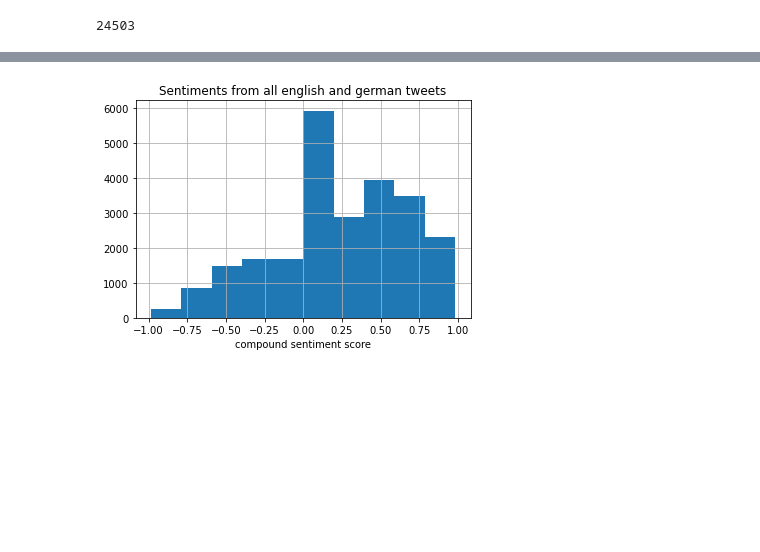
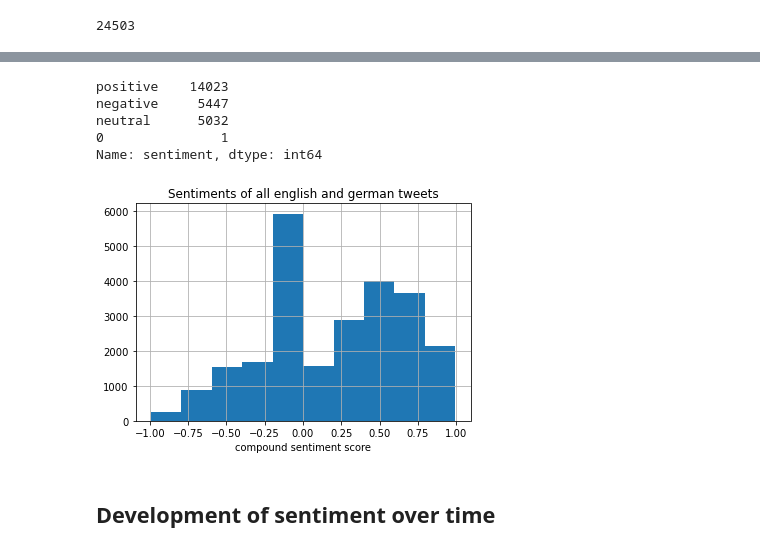
Before and after one commit to ahmadouw/IchBinHanna-Analysis, a Jupyter notebook: Sentiment_analysis_VADER.ipynb, the cells around one changed output, grey strips where cells are left out. Drawn from its saved outputs; the diff is of its cells as text; code cells hidden in the pictures; blank space fills up the shorter version.

Commit message:
VADER analysis

```diff
--- a/Sentiment_analysis_VADER.ipynb
+++ b/Sentiment_analysis_VADER.ipynb
@@ -11,15 +16,26 @@ warnings.filterwarnings('ignore')
 # %%
 df = pd.read_csv ('IchBinHanna.csv')
 # %%
-#prepare data, drop retweets and split it into german and english tweets
-def rem_url(tweet):
-     return " ".join(re.sub("([^0-9A-Za-zßäöü \t])|(\w+:\/\/\S+)", " ", tweet).split())
+#prepare data (drop @mentions and URLS, but keep punctuation, as VADER uses it, also keep hashtags) , drop retweets and split it into german and english tweets
 #only keep tweets from 01/06/2021 - 30/09/2021
 df['new_date'] = pd.to_datetime(df['created_at']).dt.strftime('%Y-%m-%d %H:%M:%S')
 df = df.loc[(df['new_date'] > '2021-06-01 00:00:00') & (df['new_date'] <= '2021-09-30 23:59:59')]
 df = df.loc[df['reference_type'] != 'retweeted']
 df['text'] = df['text'].astype(str)
-df['text'] = df['text'].apply(rem_url)
+#remove linebreaks
+df['text'] = df['text'].replace(r'\\n',  ' ', regex=True)
+#remove URLs and mentions (source of regex etc.:https://github.com/mengjie514/Twitter-Sentiment-Analysis-with-Python---Part-IV/blob/master/Project%20Part%204.2%20Sentiment%20Analysis%20with%20Amazon%20datasets.ipynb)
+pat1 = r'@[\w_]+'
+pat2 = r'http[s]?://(?:[a-z]|[0-9]|[$-_@.&amp;+]|[!*\(\),]|(?:%[0-9a-f][0-9a-f]))+'
+pat3 = r'www.[^ ]+'
+combined_pat = r'|'.join((pat1, pat2, pat3))
+split_pattern = re.compile(r'\b('  + r')\b')
+def tweet_cleaner(demo):
+    soup = BeautifulSoup(demo, 'lxml') # HTML
+    souped = soup.get_text()
+    stripped = re.sub(combined_pat, '', souped)
+    return stripped
+df['text'] = [tweet_cleaner(t) for t in df['text']]
 df_ger = df.loc[df['lang'] == "de"]
 df_en = df.loc[df['lang'] == "en"]
 # %%
@@ -71,8 +75,22 @@ Name: sentiment, dtype: int64
+# %%
+#VADERs documentation suggests that scores below -0.05 imply a negative, between -0.05 and 0.05 a neutral and above a positive sentiment
+conditions = [(df_sentiment['compound'] <= -0.05), (df_sentiment['compound'] > -0.05) & (df_sentiment['compound'] < 0.05),(df_sentiment['compound'] > 0.05)]
+values = ['negative', 'neutral', 'positive']
+df_sentiment['sentiment'] = np.select(conditions, values)
+df_sentiment['sentiment'].value_counts()
+# %% [output]
+positive    14023
+negative     5447
+neutral      5032
+0               1
+Name: sentiment, dtype: int64
 # %%
 #distribution of overall sentiment scores
 df_sentiment['compound'].hist()
-plt.title('Sentiments from all english and german tweets')
+plt.title('Sentiments of all english and german tweets')
 plt.xlabel('compound sentiment score')
 plt.show()
 # %% [output]
-[figure, old version]
+[figure, new version]
+# %% [markdown]
+## Development of sentiment over time
```
Also changed, not shown: parts of 35 cells of this notebook, 2 other files.
